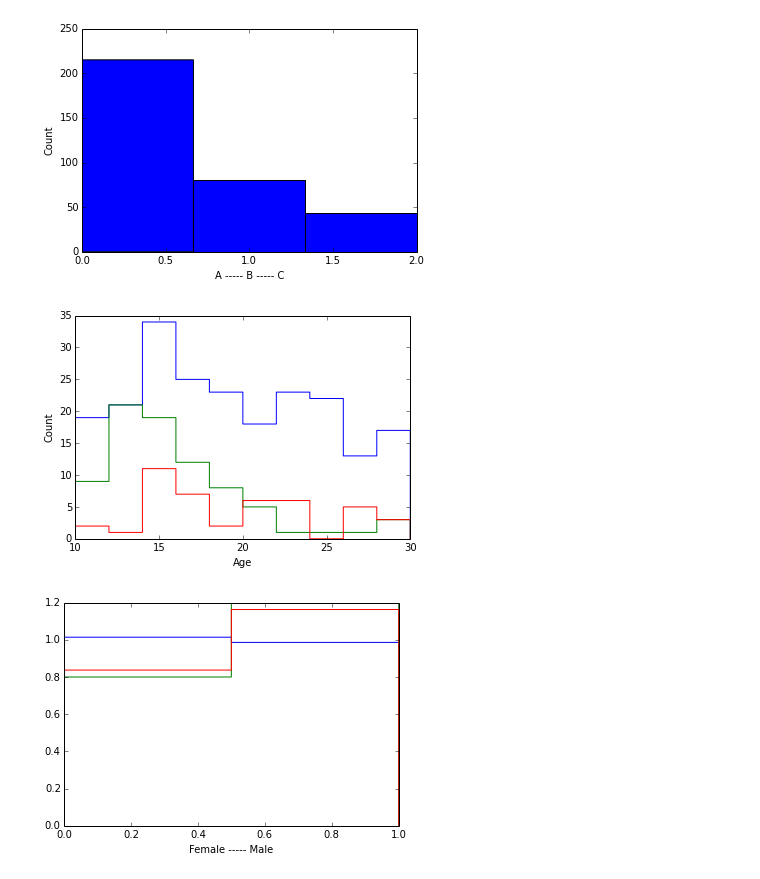
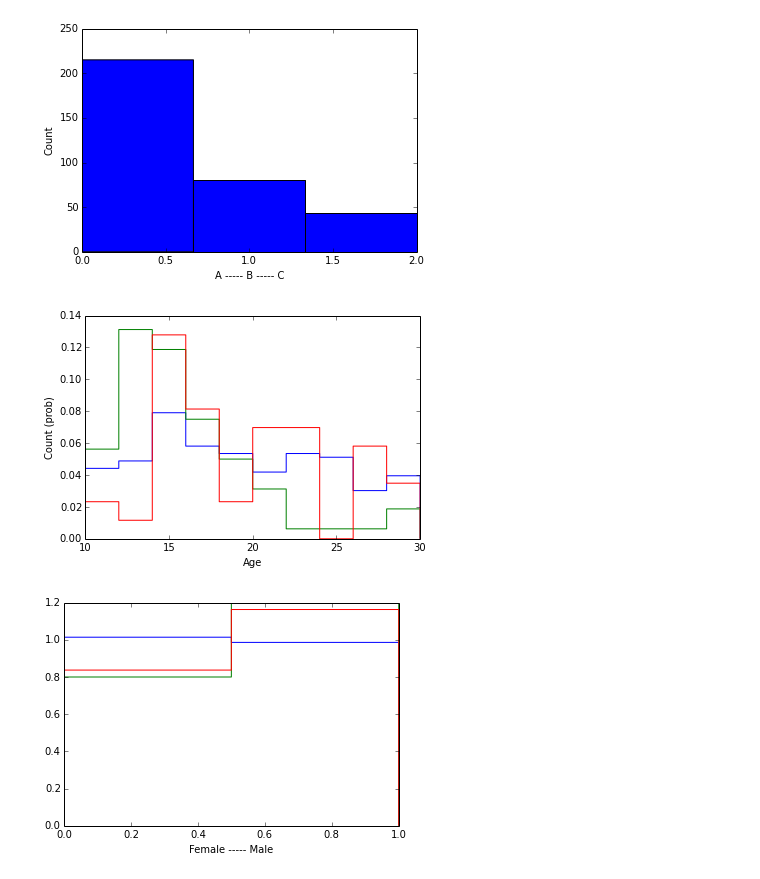
Before and after one commit to zahanm/abtest-learn, a Jupyter notebook: lib/analysis.ipynb, the cells around one changed output. Cells and saved outputs as stored; diff of their text form; code cells hidden in the pictures.

```diff
--- a/lib/analysis.ipynb
+++ b/lib/analysis.ipynb
@@ -41,13 +47,13 @@ plt.show()
 # %%
 plt.hold(True)
 n, bins, patches = plt.hist(a.raw_ages_by_test_metric(False, False, 'A'), normed=True, histtype='step', color='b')
 n, bins, patches = plt.hist(a.raw_ages_by_test_metric(False, False, 'B'), normed=True, histtype='step', color='g')
-n, bins, patches = plt.hist(a.raw_ages_by_test_metric(False, False, 'C'), histtype='step', color='r')
+n, bins, patches = plt.hist(a.raw_ages_by_test_metric(False, False, 'C'), normed=True, histtype='step', color='r')
 plt.xlabel('Age')
 plt.ylabel('Count (prob)')
 plt.show()
 # %% [output]
-[figure, old version]
+[figure, new version]
 # %%
 plt.hold(True)
 n, bins, patches = plt.hist(a.raw_genders_by_test_metric(False, False, 'A'), bins=2, normed=True, histtype='step', color='b')
```
Also changed, not shown: parts of 1 cell of this notebook, 1 other file.
